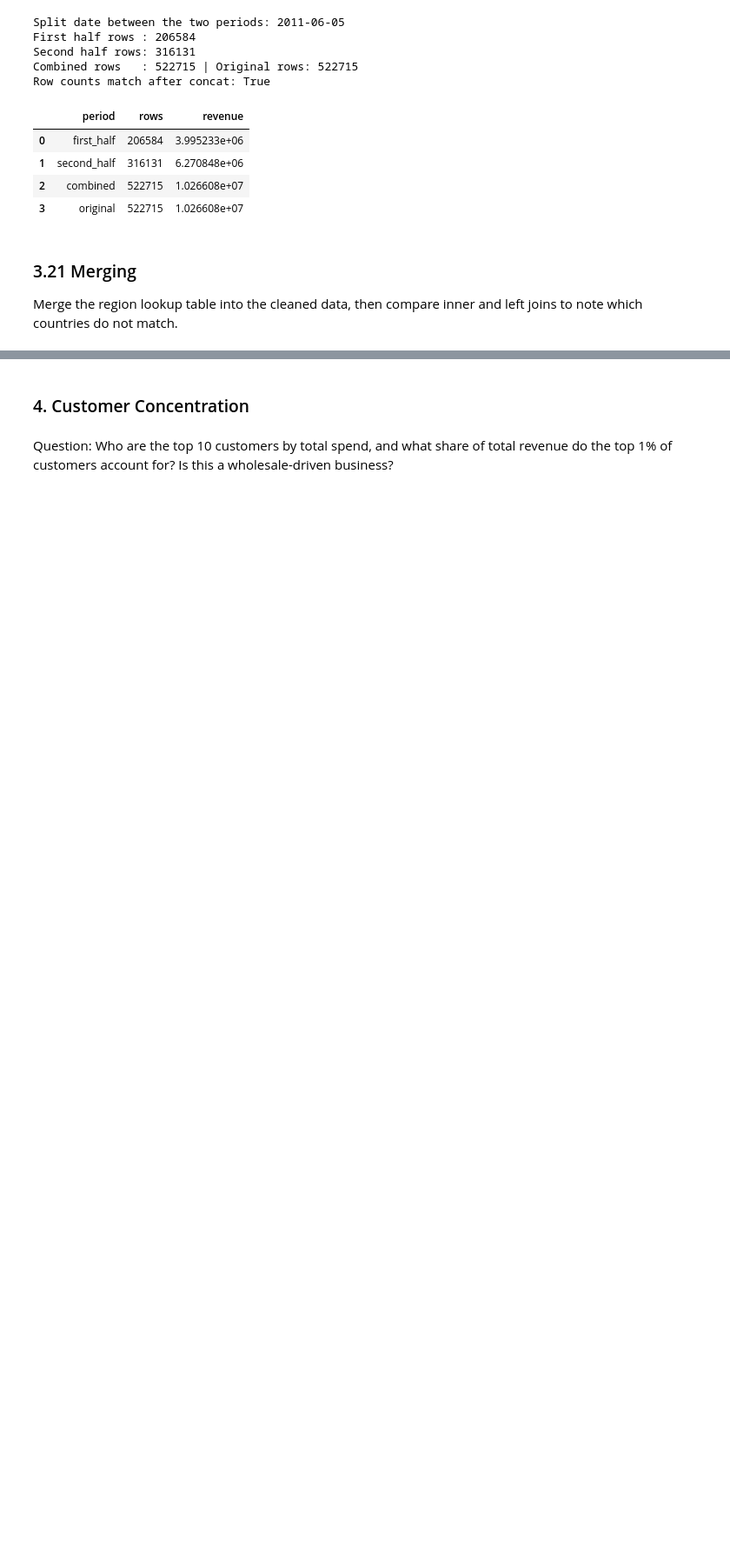
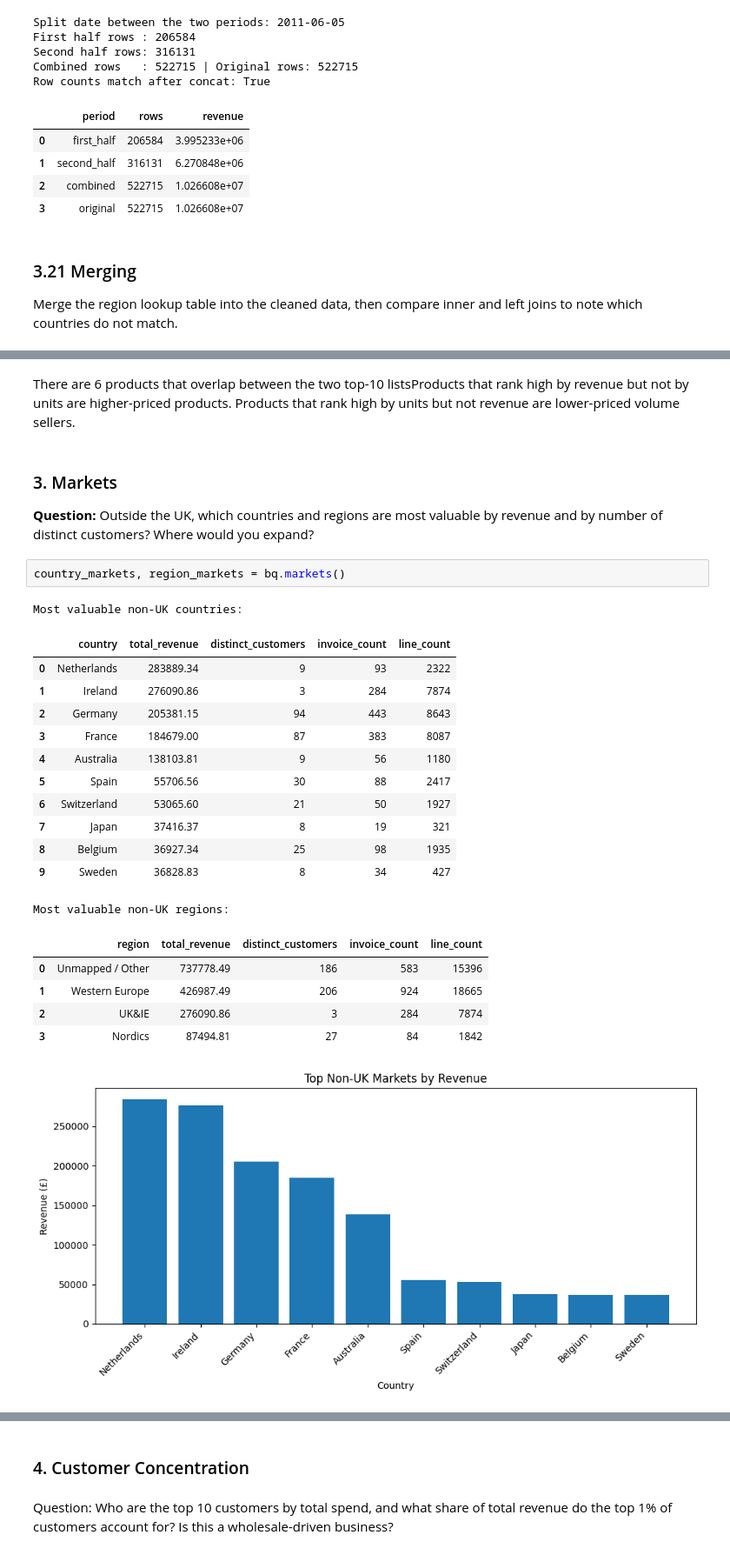
Before and after one commit to khgaurav/ML_Projects, a Jupyter notebook: MiniProject1.ipynb, the cells around one changed output, grey strips where cells are left out. Shown at 87% size. Saved outputs shown, nothing was run; the diff lists cells and outputs as text; blank space fills up the shorter version.

```diff
--- a/MiniProject1.ipynb
+++ b/MiniProject1.ipynb
@@ -1029,0 +1371,27 @@ Answer:
+# %% [markdown]
+There are 6 products that overlap between the two top-10 listsProducts that rank high by revenue but not by units are higher-priced products. Products that rank high by units but not revenue are lower-priced volume sellers.
+# %% [markdown]
+### 3. Markets
+**Question:** Outside the UK, which countries and regions are most valuable by revenue and by number of distinct customers? Where would you expand?
+# %%
+country_markets, region_markets = bq.markets()
+# %% [output]
+Most valuable non-UK countries:
+|  | country | total_revenue | distinct_customers | invoice_count | line_count |
+| 0 | Netherlands | 283889.34 | 9 | 93 | 2322 |
+| 1 | Ireland | 276090.86 | 3 | 284 | 7874 |
+| 2 | Germany | 205381.15 | 94 | 443 | 8643 |
+| 3 | France | 184679.00 | 87 | 383 | 8087 |
+| 4 | Australia | 138103.81 | 9 | 56 | 1180 |
+| 5 | Spain | 55706.56 | 30 | 88 | 2417 |
+| 6 | Switzerland | 53065.60 | 21 | 50 | 1927 |
+| 7 | Japan | 37416.37 | 8 | 19 | 321 |
+| 8 | Belgium | 36927.34 | 25 | 98 | 1935 |
+| 9 | Sweden | 36828.83 | 8 | 34 | 427 |
+Most valuable non-UK regions:
+|  | region | total_revenue | distinct_customers | invoice_count | line_count |
+| 0 | Unmapped / Other | 737778.49 | 186 | 583 | 15396 |
+| 1 | Western Europe | 426987.49 | 206 | 924 | 18665 |
+| 2 | UK&IE | 276090.86 | 3 | 284 | 7874 |
+| 3 | Nordics | 87494.81 | 27 | 84 | 1842 |
+[figure, added]
```
Also changed, not shown: parts of 28 cells of this notebook, 8 other files.
